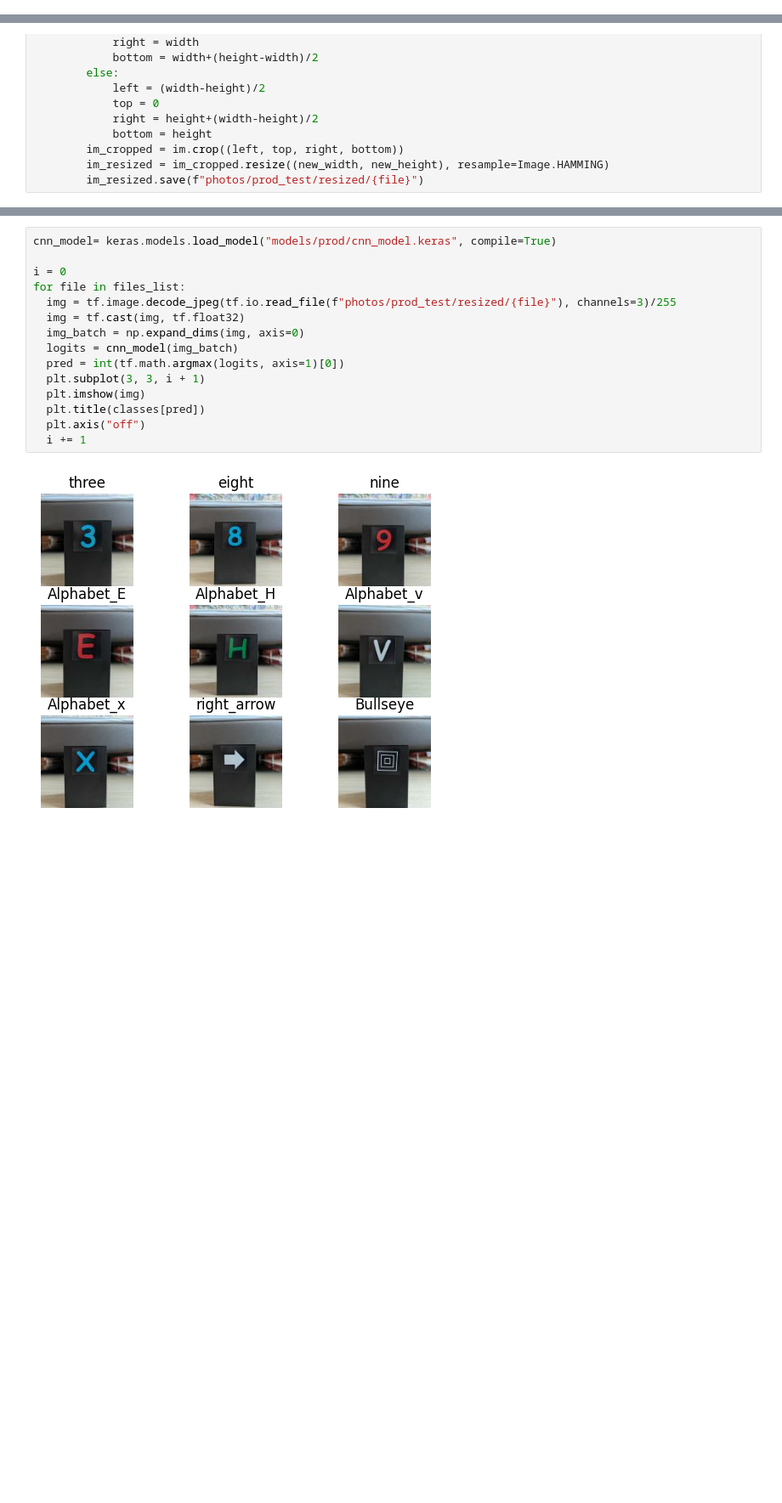
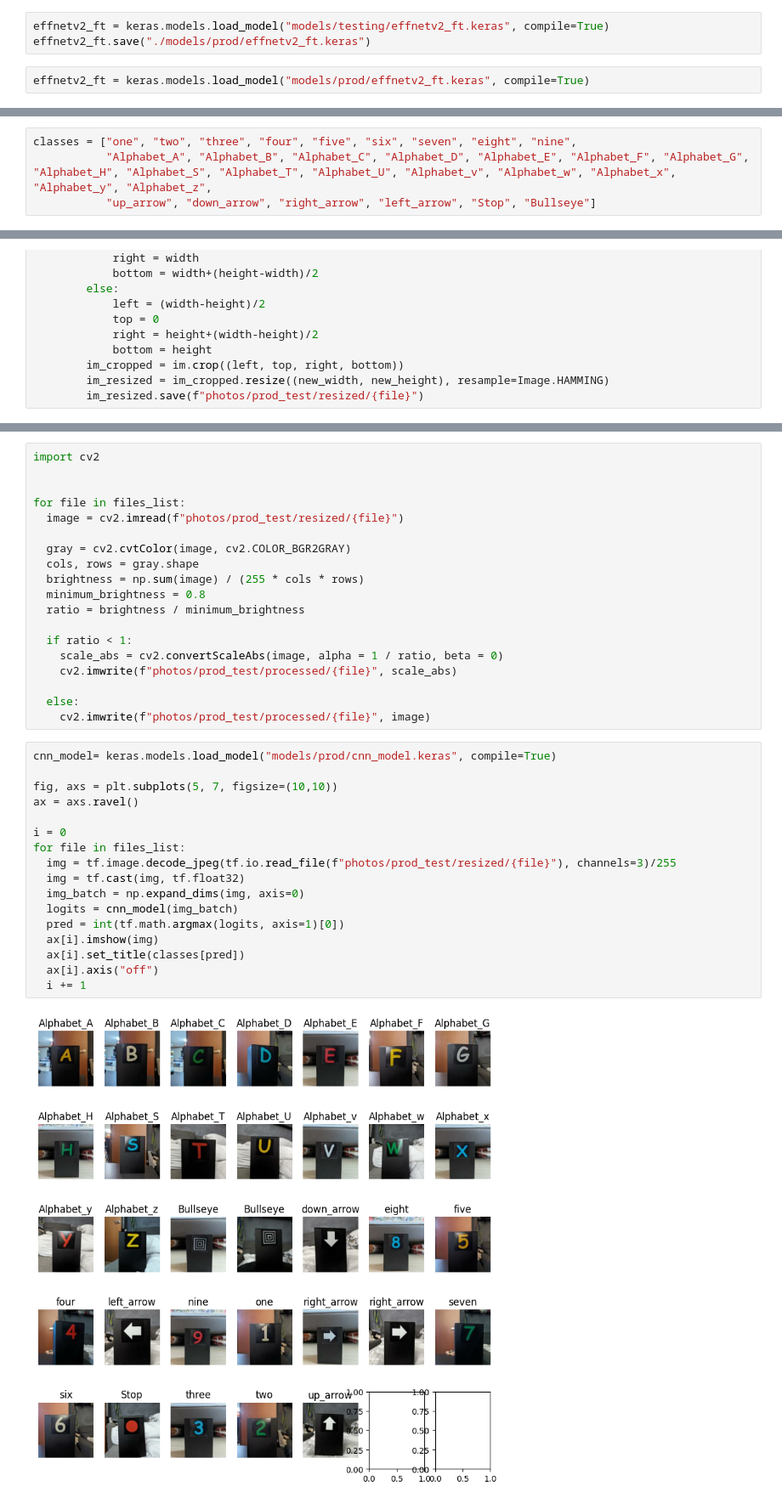
Before and after one commit to wwaihoe/mdp-image-recognition, a Jupyter notebook: image_classification_prod.ipynb, the cells around one changed output, grey strips where cells are left out. Shown at 85% size. Cells and saved outputs as stored; diff of their text form; blank space fills up the shorter version.

Commit message:
updated model training

```diff
--- a/image_classification_prod.ipynb
+++ b/image_classification_prod.ipynb
@@ -456,0 +617,5 @@ for i in range(9):
+# %%
+effnetv2_ft = keras.models.load_model("models/testing/effnetv2_ft.keras", compile=True)
+effnetv2_ft.save("./models/prod/effnetv2_ft.keras")
+# %%
+effnetv2_ft = keras.models.load_model("models/prod/effnetv2_ft.keras", compile=True)
@@ -457,5 +662,9 @@ for i in range(9):
 # %% [markdown]
 ##### Testing
+# %%
+classes = ["one", "two", "three", "four", "five", "six", "seven", "eight", "nine",
+           "Alphabet_A", "Alphabet_B", "Alphabet_C", "Alphabet_D", "Alphabet_E", "Alphabet_F", "Alphabet_G", "Alphabet_H", "Alphabet_S", "Alphabet_T", "Alphabet_U", "Alphabet_v", "Alphabet_w", "Alphabet_x", "Alphabet_y", "Alphabet_z",
+           "up_arrow", "down_arrow", "right_arrow", "left_arrow", "Stop", "Bullseye"]
 # %%
 import cv2
 import os
@@ -489,17 +704,38 @@ for file in files_list:
+# %%
+import cv2
+
+
+for file in files_list:
+  image = cv2.imread(f"photos/prod_test/resized/{file}")
+
+  gray = cv2.cvtColor(image, cv2.COLOR_BGR2GRAY)
+  cols, rows = gray.shape
+  brightness = np.sum(image) / (255 * cols * rows)
+  minimum_brightness = 0.8
+  ratio = brightness / minimum_brightness
+
+  if ratio < 1:
+    scale_abs = cv2.convertScaleAbs(image, alpha = 1 / ratio, beta = 0)
+    cv2.imwrite(f"photos/prod_test/processed/{file}", scale_abs)
+
+  else:
+    cv2.imwrite(f"photos/prod_test/processed/{file}", image)
 # %%
 cnn_model= keras.models.load_model("models/prod/cnn_model.keras", compile=True)
+
+fig, axs = plt.subplots(5, 7, figsize=(10,10))
+ax = axs.ravel()
 
 i = 0
 for file in files_list:
   img = tf.image.decode_jpeg(tf.io.read_file(f"photos/prod_test/resized/{file}"), channels=3)/255
   img = tf.cast(img, tf.float32)
   img_batch = np.expand_dims(img, axis=0)
   logits = cnn_model(img_batch)
   pred = int(tf.math.argmax(logits, axis=1)[0])
-  plt.subplot(3, 3, i + 1)
-  plt.imshow(img)
-  plt.title(classes[pred])
-  plt.axis("off")
+  ax[i].imshow(img)
+  ax[i].set_title(classes[pred])
+  ax[i].axis("off")
   i += 1
 # %% [output]
-[figure, old version]
+[figure, new version]
```
Also changed, not shown: parts of 65 cells of this notebook, 1 other file.
